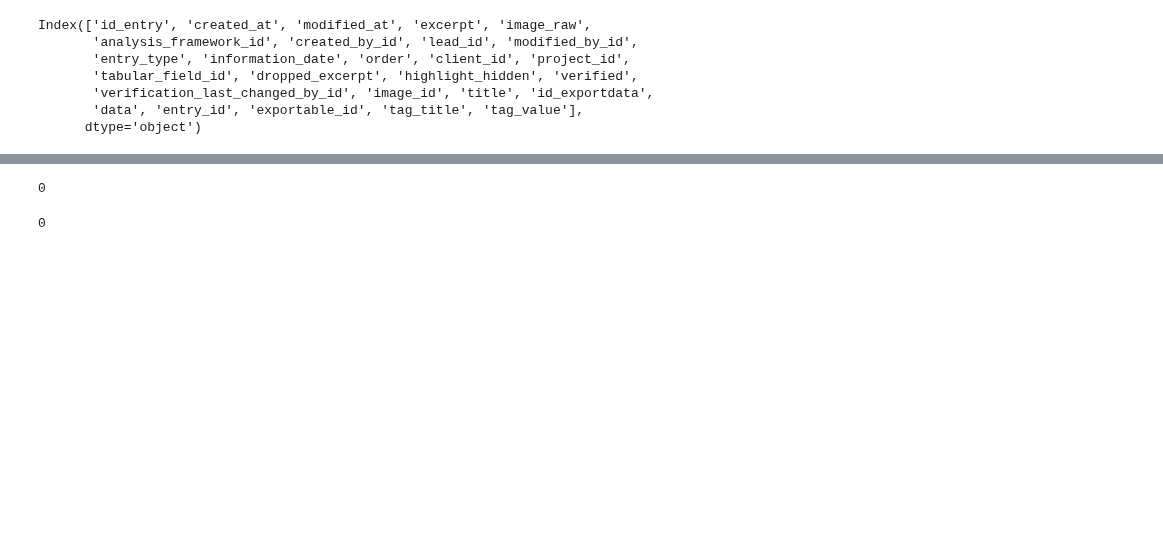
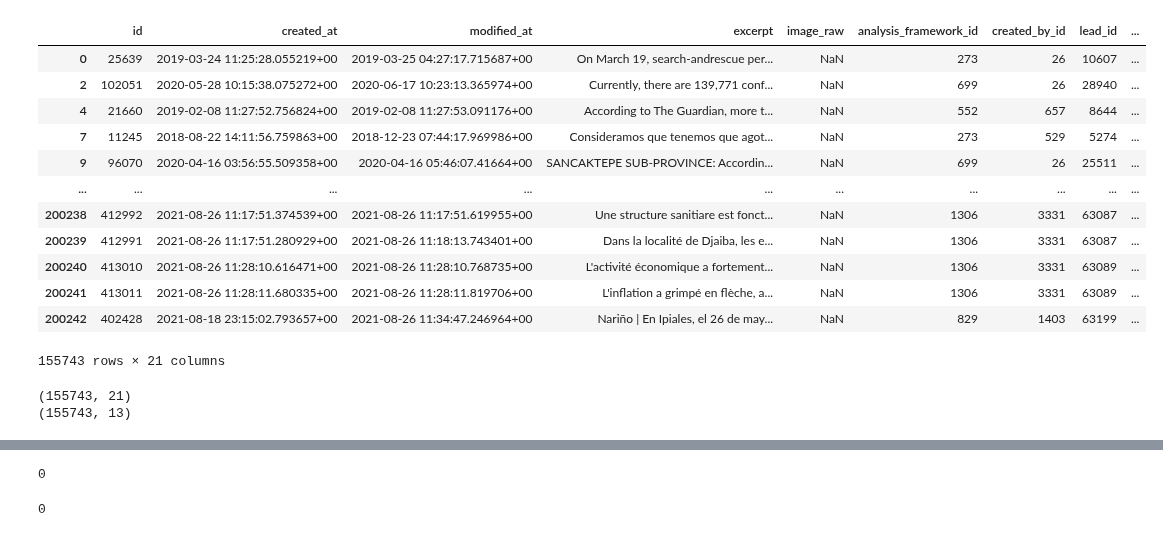
Before and after one commit to the-deep/deep-experiments, a Jupyter notebook: notebooks/data_preparation/selim/data_prep_v0.6.0.ipynb, the cells around one changed output, grey strips where cells are left out. Saved outputs shown, nothing was run; the diff lists cells and outputs as text; code cells hidden in the pictures; blank space fills up the shorter version.

Commit message:
fixing some problems in data prep

```diff
--- a/notebooks/data_preparation/selim/data_prep_v0.6.0.ipynb
+++ b/notebooks/data_preparation/selim/data_prep_v0.6.0.ipynb
@@ -204,0 +153,4 @@ entries[~entries["excerpt"].isna()]["excerpt"].unique().shape
+# %%
+print(entries.shape, exportdata.shape)
+entries = entries[entries["entry_type"].eq("excerpt") & (~entries["excerpt"].isna())]
+print(entries.shape, exportdata.shape)
@@ -394,11 +292,42 @@ entryids_tags.shape
-# %%
-entries_labeled.columns
-# %% [output]
-Index(['id_entry', 'created_at', 'modified_at', 'excerpt', 'image_raw',
-       'analysis_framework_id', 'created_by_id', 'lead_id', 'modified_by_id',
-       'entry_type', 'information_date', 'order', 'client_id', 'project_id',
-       'tabular_field_id', 'dropped_excerpt', 'highlight_hidden', 'verified',
-       'verification_last_changed_by_id', 'image_id', 'title', 'id_exportdata',
-       'data', 'entry_id', 'exportable_id', 'tag_title', 'tag_value'],
-      dtype='object')
+# %%
+entries
+# %% [output]
+|  | id | created_at | modified_at | excerpt | image_raw | analysis_framework_id | created_by_id | lead_id | ... |
+| 0 | 25639 | 2019-03-24 11:25:28.055219+00 | 2019-03-25 04:27:17.715687+00 | On March 19, search-andrescue per... | NaN | 273 | 26 | 10607 | ... |
+| 2 | 102051 | 2020-05-28 10:15:38.075272+00 | 2020-06-17 10:23:13.365974+00 | Currently, there are 139,771 conf... | NaN | 699 | 26 | 28940 | ... |
+| 4 | 21660 | 2019-02-08 11:27:52.756824+00 | 2019-02-08 11:27:53.091176+00 | According to The Guardian, more t... | NaN | 552 | 657 | 8644 | ... |
+| 7 | 11245 | 2018-08-22 14:11:56.759863+00 | 2018-12-23 07:44:17.969986+00 | Consideramos que tenemos que agot... | NaN | 273 | 529 | 5274 | ... |
+| 9 | 96070 | 2020-04-16 03:56:55.509358+00 | 2020-04-16 05:46:07.41664+00 | SANCAKTEPE SUB-PROVINCE: Accordin... | NaN | 699 | 26 | 25511 | ... |
+| ... | ... | ... | ... | ... | ... | ... | ... | ... | ... |
+| 200238 | 412992 | 2021-08-26 11:17:51.374539+00 | 2021-08-26 11:17:51.619955+00 | Une structure sanitiare est fonct... | NaN | 1306 | 3331 | 63087 | ... |
+| 200239 | 412991 | 2021-08-26 11:17:51.280929+00 | 2021-08-26 11:18:13.743401+00 | Dans la localité de Djaiba, les e... | NaN | 1306 | 3331 | 63087 | ... |
+| 200240 | 413010 | 2021-08-26 11:28:10.616471+00 | 2021-08-26 11:28:10.768735+00 | L'activité économique a fortement... | NaN | 1306 | 3331 | 63089 | ... |
+| 200241 | 413011 | 2021-08-26 11:28:11.680335+00 | 2021-08-26 11:28:11.819706+00 | L'inflation a grimpé en flèche, a... | NaN | 1306 | 3331 | 63089 | ... |
+| 200242 | 402428 | 2021-08-18 23:15:02.793657+00 | 2021-08-26 11:34:47.246964+00 | Nariño | En Ipiales, el 26 de may... | NaN | 829 | 1403 | 63199 | ... |
+155743 rows × 21 columns
+# %%
+entries_ = entries.rename({"id": "entry_id"}, axis=1, inplace=False)
+#
+print(entries.shape)
+#
+entries_ = entries_[[
+    'entry_id',
+    'created_at',
+    'modified_at',
+    'excerpt',
+    'entry_type',
+    'analysis_framework_id',
+    'created_by_id',
+    'lead_id',
+    'modified_by_id',
+    'information_date',
+    'order',
+    'project_id',
+    'verified',
+]].drop_duplicates()
+#
+print(entries_.shape)
+# %% [output]
+(155743, 21)
+(155743, 13)
 # %%
```
Also changed, not shown: parts of 64 cells of this notebook.
